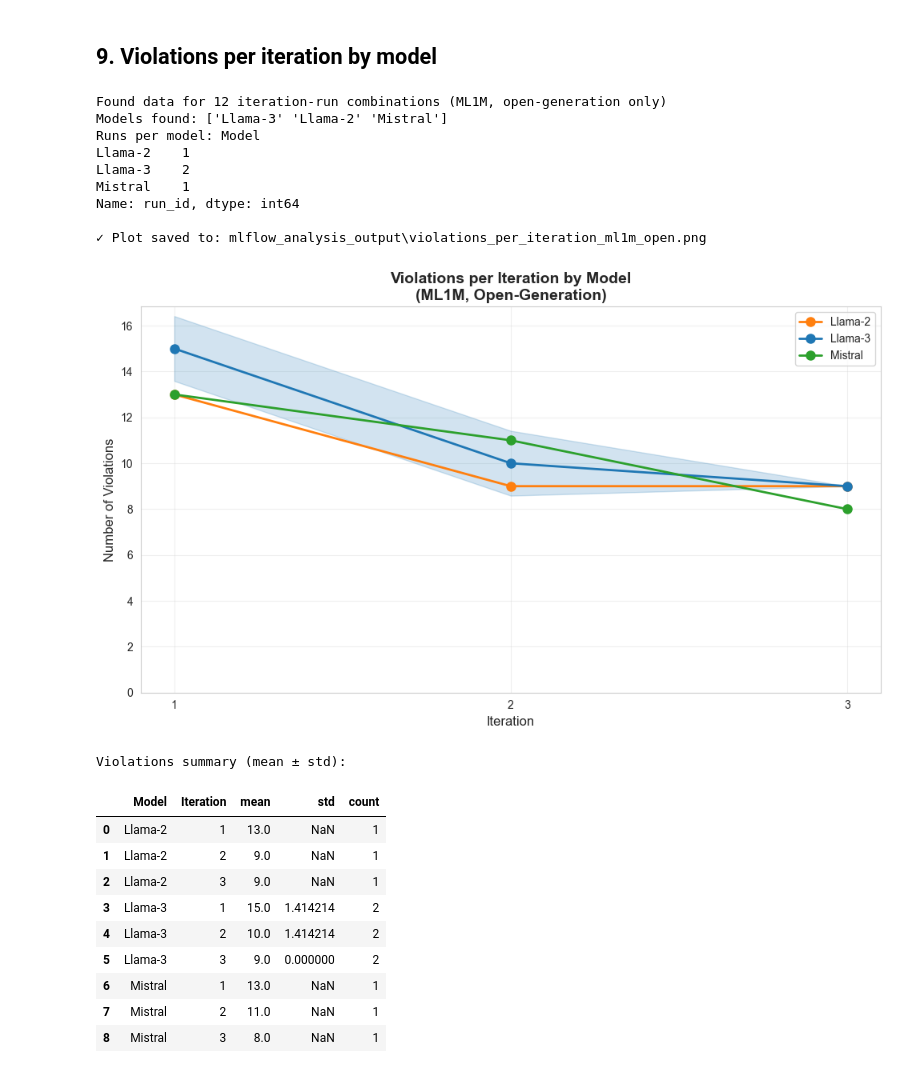
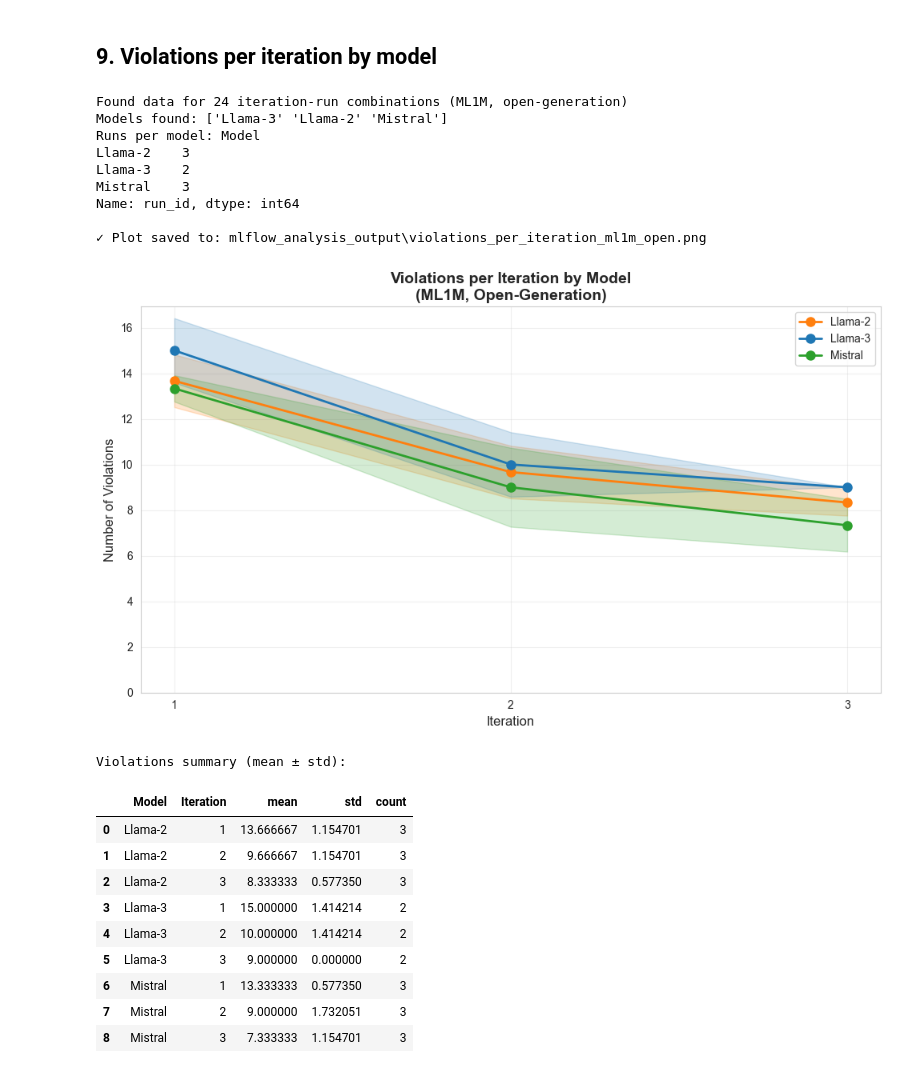
Before and after one commit to oscar-omlf/facter-repr, a Jupyter notebook: results_analysis.ipynb, the cells around one changed output. Cells and saved outputs as stored; diff of their text form; code cells hidden in the pictures.

Commit message:
Additional metrics

```diff
--- a/results_analysis.ipynb
+++ b/results_analysis.ipynb
@@ -122,7 +122,7 @@ Total runs found: 37
 # %%
 # Filter runs from yesterday onward and keep FINISHED ones
 
-yesterday = (datetime.now() - timedelta(days=1)).replace(hour=0, minute=0, second=0, microsecond=0)
+yesterday = (datetime.now() - timedelta(days=2)).replace(hour=0, minute=0, second=0, microsecond=0)
 recent_runs = []
 for run in all_runs:
     ts = run.get('start_time')
@@ -327,6 +402,12 @@ long_df built with 33 rows
 if 'long_df' not in globals() or long_df.empty:
     print("long_df not available; run the helper/aggregation cell first.")
 else:
+    # Include demographic-specific metrics
+    metrics_of_interest = ['ndcg_multi', 'ndcg_single', 'recall_multi', 'recall_single',
+                          'SNSV', 'SNSV_gender', 'SNSV_occupation', 'SNSV_age',
+                          'CFR', 'CFR_gender', 'CFR_occupation', 'CFR_age',
+                          'n_violations']
+
     group_cols = ['model_id', 'dataset', 'predict_mode']
     combo_tables = {}
     combined_rows = []
@@ -416,13 +497,20 @@ else:
 # %% [markdown]
 ## 9. Violations per iteration by model
 # %%
-# Plot violations per iteration for Llama3, Llama2, and Mistral models
-# Extract n_violations for iterations 1, 2, 3 across all runs
-# Filter: open-generation predict_mode and ML1M dataset only
+def plot_violations_per_iteration(violation_filters=None, title_suffix="", filename_suffix=""):
+    """
+    Plot violations per iteration for Llama3, Llama2, and Mistral models.
 
-if 'metrics_df' not in globals() or 'params_df' not in globals():
-    print("Run earlier cells first")
-else:
+    Args:
+        violation_filters: List of additional lowercase strings to filter violation columns.
+                          If None or empty, matches any violation column.
+        title_suffix: Additional text to add to the plot title (e.g., "for fixedQ0.corrected")
+        filename_suffix: Additional text to add to the output filename
+    """
+    if 'metrics_df' not in globals() or 'params_df' not in globals():
+        print("Run earlier cells first")
+        return
+
     merged_runs = metrics_df.merge(params_df, on='run_id', how='left', suffixes=('', '_param'))
 
     plot_data = []
@@ -452,8 +540,13 @@ else:
 
         # Extract violations for each iteration
         for iteration in [1, 2, 3]:
-            # Look for n_violations.iter{iteration} or similar patterns
+            # Build column filter criteria
             iter_cols = [c for c in row.index if f'iter{iteration}' in str(c).lower() and 'violat' in str(c).lower()]
+
+            # Apply additional filters if provided
+            if violation_filters:
+                iter_cols = [c for c in iter_cols if all(f in str(c).lower() for f in violation_filters)]
+
             if not iter_cols:
                 continue
 
@@ -472,7 +565,7 @@ else:
     if plot_data:
         plot_df = pd.DataFrame(plot_data)
 
-        print(f"Found data for {len(plot_df)} iteration-run combinations (ML1M, open-generation only)")
+        print(f"Found data for {len(plot_df)} iteration-run combinations (ML1M, open-generation{title_suffix})")
         print(f"Models found: {plot_df['Model'].unique()}")
         print(f"Runs per model: {plot_df.groupby('Model')['run_id'].nunique()}")
 
@@ -495,48 +588,52 @@ else:
                 alpha=0.2,
                 color=color
             )
 
         ax.set_xlabel('Iteration', fontsize=12)
         ax.set_ylabel('Number of Violations', fontsize=12)
-        ax.set_title('Violations per Iteration by Model\n(ML1M, Open-Generation)', fontsize=14, fontweight='bold')
+        title = f'Violations per Iteration{" " + title_suffix if title_suffix else ""} by Model\n(ML1M, Open-Generation)'
+        ax.set_title(title, fontsize=14, fontweight='bold')
         ax.legend(fontsize=10)
         ax.grid(True, alpha=0.3)
         ax.set_xticks([1, 2, 3])
         ax.set_ylim(bottom=0)
 
         plt.tight_layout()
 
         # Save the plot
-        plot_path = output_dir / "violations_per_iteration_ml1m_open.png"
+        plot_path = output_dir / f"violations{filename_suffix}_per_iteration_ml1m_open.png"
         plt.savefig(plot_path, dpi=300, bbox_inches='tight')
         print(f"\n✓ Plot saved to: {plot_path}")
 
         plt.show()
 
         # Display summary table
         print("\nViolations summary (mean ± std):")
         display(agg_plot)
     else:
-        print("No violation data found for ML1M + open-generation")
+        print(f"No violation data found for ML1M + open-generation{title_suffix}")
+
+# Plot general violations
+plot_violations_per_iteration(violation_filters=None, title_suffix="", filename_suffix="")
 # %% [output]
-Found data for 12 iteration-run combinations (ML1M, open-generation only)
+Found data for 24 iteration-run combinations (ML1M, open-generation)
 Models found: ['Llama-3' 'Llama-2' 'Mistral']
 Runs per model: Model
-Llama-2    1
+Llama-2    3
 Llama-3    2
-Mistral    1
+Mistral    3
 Name: run_id, dtype: int64
 
 ✓ Plot saved to: mlflow_analysis_output\violations_per_iteration_ml1m_open.png
-[figure, old version]
+[figure, new version]
 Violations summary (mean ± std):
 |  | Model | Iteration | mean | std | count |
-| 0 | Llama-2 | 1 | 13.0 | NaN | 1 |
-| 1 | Llama-2 | 2 | 9.0 | NaN | 1 |
-| 2 | Llama-2 | 3 | 9.0 | NaN | 1 |
-| 3 | Llama-3 | 1 | 15.0 | 1.414214 | 2 |
-| 4 | Llama-3 | 2 | 10.0 | 1.414214 | 2 |
-| 5 | Llama-3 | 3 | 9.0 | 0.000000 | 2 |
-| 6 | Mistral | 1 | 13.0 | NaN | 1 |
-| 7 | Mistral | 2 | 11.0 | NaN | 1 |
-| 8 | Mistral | 3 | 8.0 | NaN | 1 |
+| 0 | Llama-2 | 1 | 13.666667 | 1.154701 | 3 |
+| 1 | Llama-2 | 2 | 9.666667 | 1.154701 | 3 |
+| 2 | Llama-2 | 3 | 8.333333 | 0.577350 | 3 |
+| 3 | Llama-3 | 1 | 15.000000 | 1.414214 | 2 |
+| 4 | Llama-3 | 2 | 10.000000 | 1.414214 | 2 |
+| 5 | Llama-3 | 3 | 9.000000 | 0.000000 | 2 |
+| 6 | Mistral | 1 | 13.333333 | 0.577350 | 3 |
+| 7 | Mistral | 2 | 9.000000 | 1.732051 | 3 |
+| 8 | Mistral | 3 | 7.333333 | 1.154701 | 3 |
```
Also changed, not shown: parts of 10 cells of this notebook.
